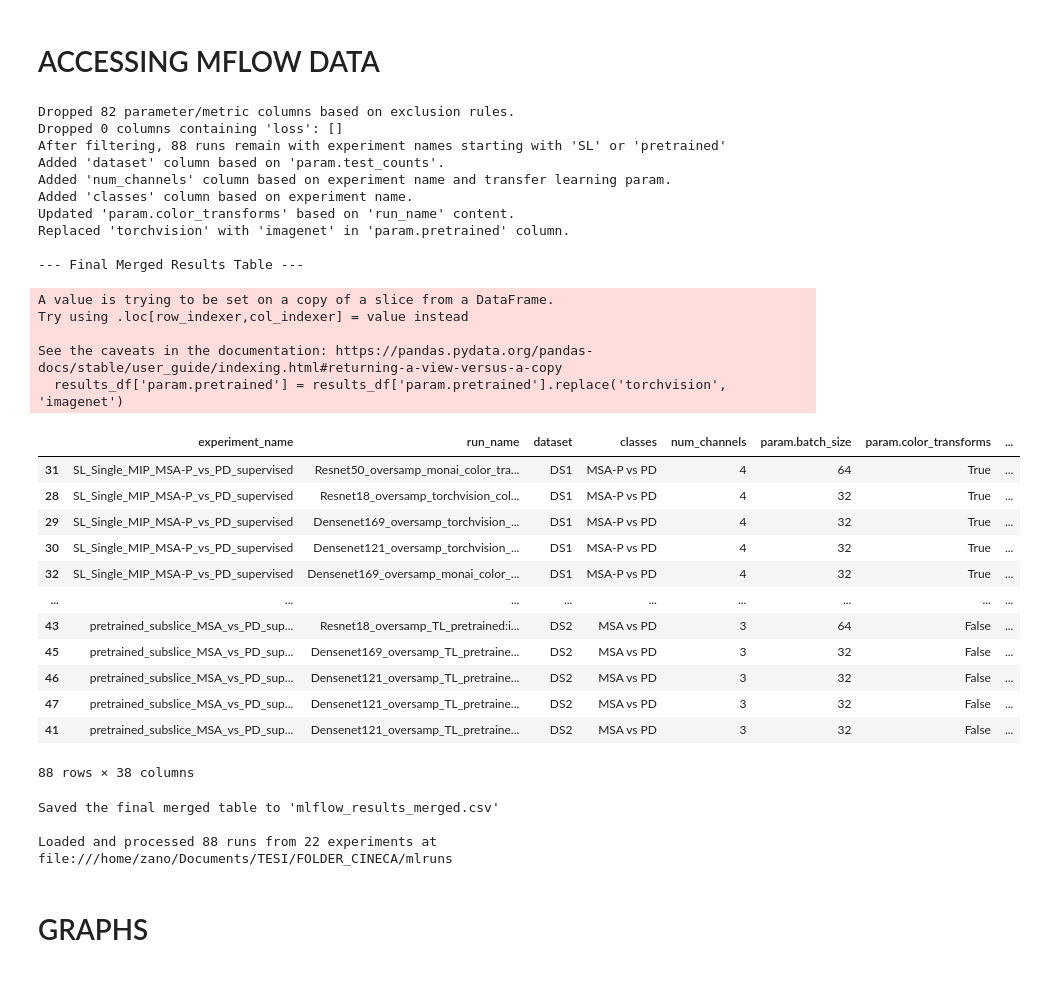
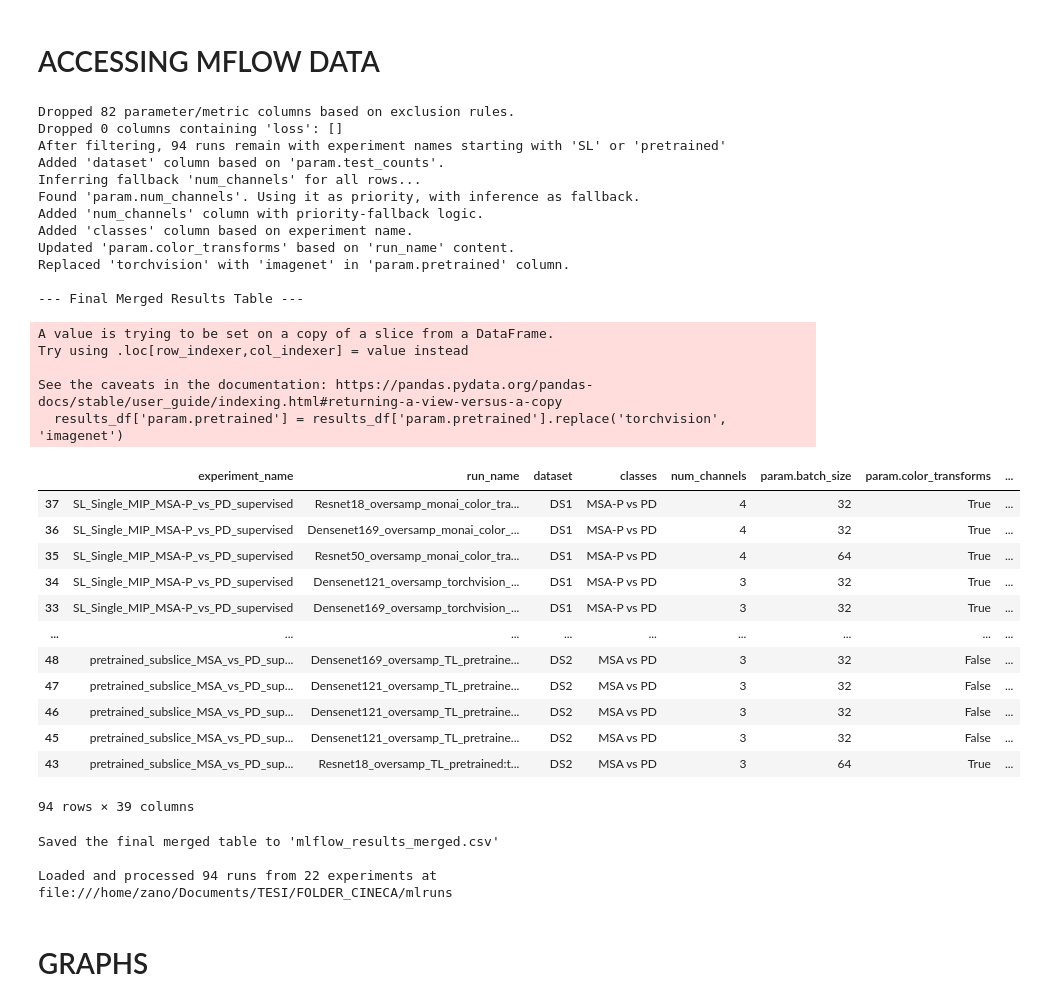
Before and after one commit to z4n0/MIND, a Jupyter notebook: notebooks/supervised_learning.ipynb, the cells around one changed output. Cells and saved outputs as stored; diff of their text form; code cells hidden in the pictures.

```diff
--- a/notebooks/supervised_learning.ipynb
+++ b/notebooks/supervised_learning.ipynb
@@ -1227,12 +1227,7 @@ for exp in experiments:
             "experiment_name": exp.name,
             "run_id": info.run_id,
             "run_name": data.tags.get("mlflow.runName", ""),
-            # "status": info.status,
-            # "lifecycle_stage": exp.lifecycle_stage,
             "artifact_uri": info.artifact_uri,
-            # "start_time": datetime.fromtimestamp(info.start_time/1000).isoformat() if info.start_time else None,
-            # "end_time": datetime.fromtimestamp(info.end_time/1000).isoformat() if info.end_time else None,
-            # "duration_sec": (info.end_time - info.start_time)/1000 if (info.start_time and info.end_time) else None,
         }
         row.update(params)
         row.update(metrics)
@@ -1288,23 +1283,35 @@ if 'param.test_counts' in df.columns:
 else:
     print("Warning: 'param.test_counts' column not found. Could not create 'dataset' column.")
 
-# --- Add num_channels Column ---
-# Condition A: '3c' is in the experiment name string.
+# --- Add num_channels Column (MODIFIED LOGIC WITH FALLBACK) ---
+# Step 1: Create the fallback values for all rows based on the original inference logic.
+print("Inferring fallback 'num_channels' for all rows...")
 condition_3c = df['experiment_name'].str.contains("3c", na=False)
 
-# Condition B: 'param.transfer_learning' is the string 'True'.
 if 'param.transfer_learning' in df.columns:
     condition_tl = (df['param.transfer_learning'] == 'True')
 else:
     condition_tl = pd.Series([False] * len(df), index=df.index)
-    print("Warning: 'param.transfer_learning' column not found. Assuming False for this condition.")
+    print("Warning: 'param.transfer_learning' column not found for fallback. Assuming False.")
 
-# Combine the two conditions with a logical OR (|)
 is_3_channels = condition_3c | condition_tl
+fallback_channels = pd.Series(np.where(is_3_channels, 3, 4), index=df.index)
 
-# Use np.where to create the column: if the combined condition is True, assign 3, otherwise 4.
-df['num_channels'] = np.where(is_3_channels, 3, 4)
-print("Added 'num_channels' column based on experiment name and transfer learning param.")
+# Step 2: Use 'param.num_channels' as the priority source, and fill any missing values with the fallback.
+if 'param.num_channels' in df.columns:
+    print("Found 'param.num_channels'. Using it as priority, with inference as fallback.")
+    # Convert the parameter column to numeric, forcing errors into NaN (Not a Number)
+    priority_channels = pd.to_numeric(df['param.num_channels'], errors='coerce')
+    # Use the priority values, and for any NaNs, fill with the corresponding value from the fallback Series.
+    df['num_channels'] = priority_channels.fillna(fallback_channels)
+else:
+    print("Did not find 'param.num_channels'. Creating 'num_channels' based on inference only.")
+    df['num_channels'] = fallback_channels
+
+# Ensure the final column is an integer type, as channel counts are whole numbers.
+df['num_channels'] = df['num_channels'].astype(int)
+print("Added 'num_channels' column with priority-fallback logic.")
+
 
 # --- NEW: Add classi Column ---
 # Create a condition to check if the experiment name contains the specific substring
@@ -1328,7 +1335,11 @@ if 'run_name' in df.columns and 'param.color_transforms' in df.columns:
 
 # Define the desired column order, including the new 'classes' column
 id_cols = ['experiment_name', 'run_name', 'dataset', 'classes', 'num_channels']
-param_cols = sorted([c for c in df.columns if c.startswith("param.")])
+# Exclude the original param.num_channels from the list of param columns to avoid redundancy
+param_cols = sorted([
+    c for c in df.columns
+    if c.startswith("param.") and c != 'param.num_channels'
+])
 metric_cols = sorted([c for c in df.columns if c.startswith("metric.")])
 
 # Construct the final list of columns, ensuring they exist in the DataFrame
@@ -1340,51 +1351,58 @@ final_cols_order = [col for col in id_cols if col in df.columns] + \
 results_df = df[final_cols_order]
 
 # Replace 'torchvision' with 'imagenet' in the 'param.pretrained' column
 if 'param.pretrained' in results_df.columns:
     results_df['param.pretrained'] = results_df['param.pretrained'].replace('torchvision', 'imagenet')
     print("Replaced 'torchvision' with 'imagenet' in 'param.pretrained' column.")
 
 pd.set_option("display.max_columns", 200)
 print("\n--- Final Merged Results Table ---")
-display(results_df)
+# Use display() if in a notebook environment, otherwise print()
+try:
+    display(results_df)
+except NameError:
+    print(results_df)
+
 
 # Save the single, merged DataFrame to a CSV file
 results_df.to_csv("mlflow_results_merged.csv", index=False)
 print("\nSaved the final merged table to 'mlflow_results_merged.csv'")
 
 print(f"\nLoaded and processed {len(df)} runs from {len(experiments)} experiments at {tracking_uri}")
 # %% [output]
 Dropped 82 parameter/metric columns based on exclusion rules.
 Dropped 0 columns containing 'loss': []
-After filtering, 88 runs remain with experiment names starting with 'SL' or 'pretrained'
+After filtering, 94 runs remain with experiment names starting with 'SL' or 'pretrained'
 Added 'dataset' column based on 'param.test_counts'.
-Added 'num_channels' column based on experiment name and transfer learning param.
+Inferring fallback 'num_channels' for all rows...
+Found 'param.num_channels'. Using it as priority, with inference as fallback.
+Added 'num_channels' column with priority-fallback logic.
 Added 'classes' column based on experiment name.
 Updated 'param.color_transforms' based on 'run_name' content.
 Replaced 'torchvision' with 'imagenet' in 'param.pretrained' column.
 
 --- Final Merged Results Table ---
 A value is trying to be set on a copy of a slice from a DataFrame.
 Try using .loc[row_indexer,col_indexer] = value instead
 
 See the caveats in the documentation: https://pandas.pydata.org/pandas-docs/stable/user_guide/indexing.html#returning-a-view-versus-a-copy
   results_df['param.pretrained'] = results_df['param.pretrained'].replace('torchvision', 'imagenet')
 |  | experiment_name | run_name | dataset | classes | num_channels | param.batch_size | param.color_transforms | ... |
-| 31 | SL_Single_MIP_MSA-P_vs_PD_supervised | Resnet50_oversamp_monai_color_tra... | DS1 | MSA-P vs PD | 4 | 64 | True | ... |
-| 28 | SL_Single_MIP_MSA-P_vs_PD_supervised | Resnet18_oversamp_torchvision_col... | DS1 | MSA-P vs PD | 4 | 32 | True | ... |
-| 29 | SL_Single_MIP_MSA-P_vs_PD_supervised | Densenet169_oversamp_torchvision_... | DS1 | MSA-P vs PD | 4 | 32 | True | ... |
-| 30 | SL_Single_MIP_MSA-P_vs_PD_supervised | Densenet121_oversamp_torchvision_... | DS1 | MSA-P vs PD | 4 | 32 | True | ... |
-| 32 | SL_Single_MIP_MSA-P_vs_PD_supervised | Densenet169_oversamp_monai_color_... | DS1 | MSA-P vs PD | 4 | 32 | True | ... |
+| 37 | SL_Single_MIP_MSA-P_vs_PD_supervised | Resnet18_oversamp_monai_color_tra... | DS1 | MSA-P vs PD | 4 | 32 | True | ... |
+| 36 | SL_Single_MIP_MSA-P_vs_PD_supervised | Densenet169_oversamp_monai_color_... | DS1 | MSA-P vs PD | 4 | 32 | True | ... |
+| 35 | SL_Single_MIP_MSA-P_vs_PD_supervised | Resnet50_oversamp_monai_color_tra... | DS1 | MSA-P vs PD | 4 | 64 | True | ... |
+| 34 | SL_Single_MIP_MSA-P_vs_PD_supervised | Densenet121_oversamp_torchvision_... | DS1 | MSA-P vs PD | 3 | 32 | True | ... |
+| 33 | SL_Single_MIP_MSA-P_vs_PD_supervised | Densenet169_oversamp_torchvision_... | DS1 | MSA-P vs PD | 3 | 32 | True | ... |
 | ... | ... | ... | ... | ... | ... | ... | ... | ... |
-| 43 | pretrained_subslice_MSA_vs_PD_sup... | Resnet18_oversamp_TL_pretrained:i... | DS2 | MSA vs PD | 3 | 64 | False | ... |
-| 45 | pretrained_subslice_MSA_vs_PD_sup... | Densenet169_oversamp_TL_pretraine... | DS2 | MSA vs PD | 3 | 32 | False | ... |
+| 48 | pretrained_subslice_MSA_vs_PD_sup... | Densenet169_oversamp_TL_pretraine... | DS2 | MSA vs PD | 3 | 32 | False | ... |
+| 47 | pretrained_subslice_MSA_vs_PD_sup... | Densenet121_oversamp_TL_pretraine... | DS2 | MSA vs PD | 3 | 32 | False | ... |
 | 46 | pretrained_subslice_MSA_vs_PD_sup... | Densenet121_oversamp_TL_pretraine... | DS2 | MSA vs PD | 3 | 32 | False | ... |
-| 47 | pretrained_subslice_MSA_vs_PD_sup... | Densenet121_oversamp_TL_pretraine... | DS2 | MSA vs PD | 3 | 32 | False | ... |
-| 41 | pretrained_subslice_MSA_vs_PD_sup... | Densenet121_oversamp_TL_pretraine... | DS2 | MSA vs PD | 3 | 32 | False | ... |
+| 45 | pretrained_subslice_MSA_vs_PD_sup... | Densenet121_oversamp_TL_pretraine... | DS2 | MSA vs PD | 3 | 32 | False | ... |
+| 43 | pretrained_subslice_MSA_vs_PD_sup... | Resnet18_oversamp_TL_pretrained:t... | DS2 | MSA vs PD | 3 | 64 | True | ... |
-88 rows × 38 columns
+94 rows × 39 columns
 Saved the final merged table to 'mlflow_results_merged.csv'
 
-Loaded and processed 88 runs from 22 experiments at file:///home/zano/Documents/TESI/FOLDER_CINECA/mlruns
+Loaded and processed 94 runs from 22 experiments at file:///home/zano/Documents/TESI/FOLDER_CINECA/mlruns
 # %% [markdown]
  # GRAPHS
 # %%
```
Also changed, not shown: parts of 4 cells of this notebook, 19 other files.
